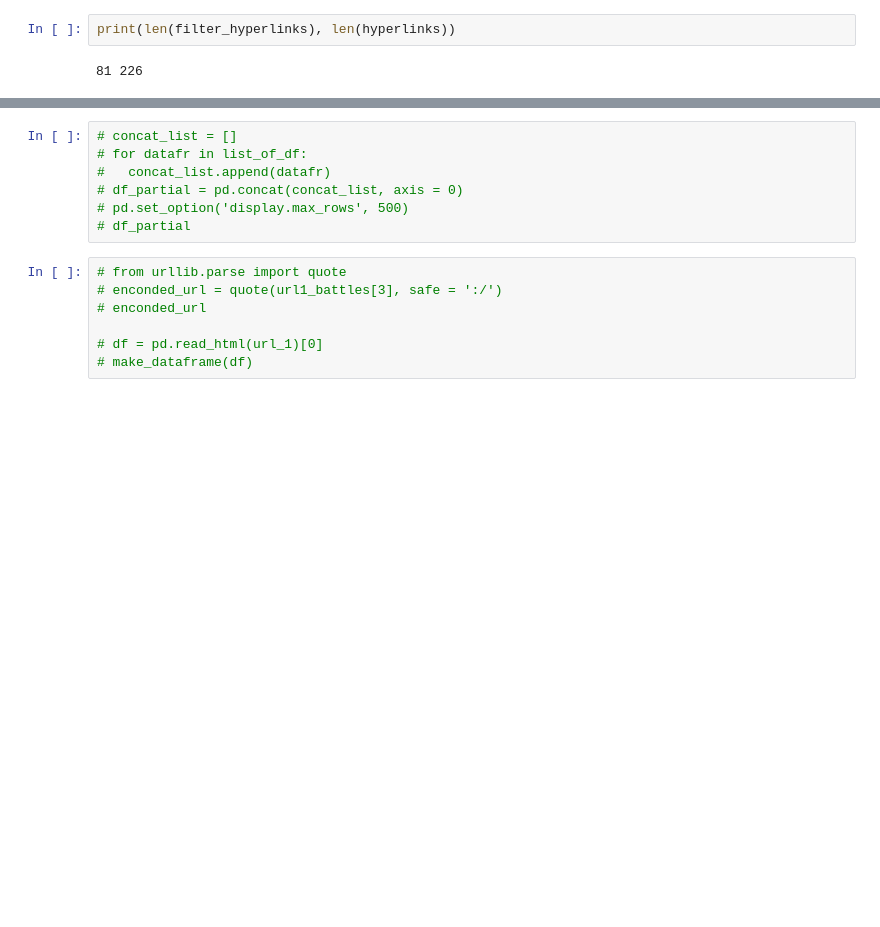
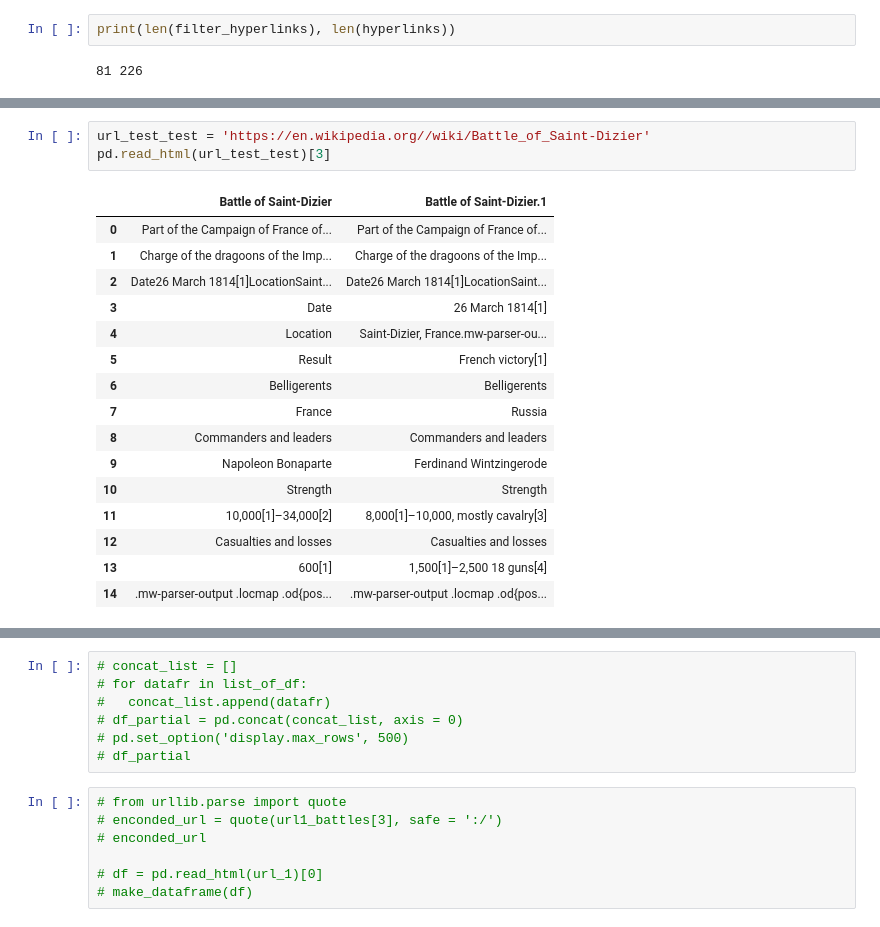
Before and after one commit to tazar09/napoleon, a Jupyter notebook: napoleon_battles.ipynb, the cells around one changed output, grey strips where cells are left out. Cells and saved outputs as stored; diff of their text form; blank space fills up the shorter version.

```diff
--- a/napoleon_battles.ipynb
+++ b/napoleon_battles.ipynb
@@ -51,0 +81,20 @@ filter_hyperlinks
+# %%
+url_test_test = 'https://en.wikipedia.org//wiki/Battle_of_Saint-Dizier'
+pd.read_html(url_test_test)[3]
+# %% [output]
+|  | Battle of Saint-Dizier | Battle of Saint-Dizier.1 |
+| 0 | Part of the Campaign of France of... | Part of the Campaign of France of... |
+| 1 | Charge of the dragoons of the Imp... | Charge of the dragoons of the Imp... |
+| 2 | Date26 March 1814[1]LocationSaint... | Date26 March 1814[1]LocationSaint... |
+| 3 | Date | 26 March 1814[1] |
+| 4 | Location | Saint-Dizier, France.mw-parser-ou... |
+| 5 | Result | French victory[1] |
+| 6 | Belligerents | Belligerents |
+| 7 | France | Russia |
+| 8 | Commanders and leaders | Commanders and leaders |
+| 9 | Napoleon Bonaparte | Ferdinand Wintzingerode |
+| 10 | Strength | Strength |
+| 11 | 10,000[1]–34,000[2] | 8,000[1]–10,000, mostly cavalry[3] |
+| 12 | Casualties and losses | Casualties and losses |
+| 13 | 600[1] | 1,500[1]–2,500 18 guns[4] |
+| 14 | .mw-parser-output .locmap .od{pos... | .mw-parser-output .locmap .od{pos... |
```
Also changed, not shown: parts of 17 cells of this notebook.
